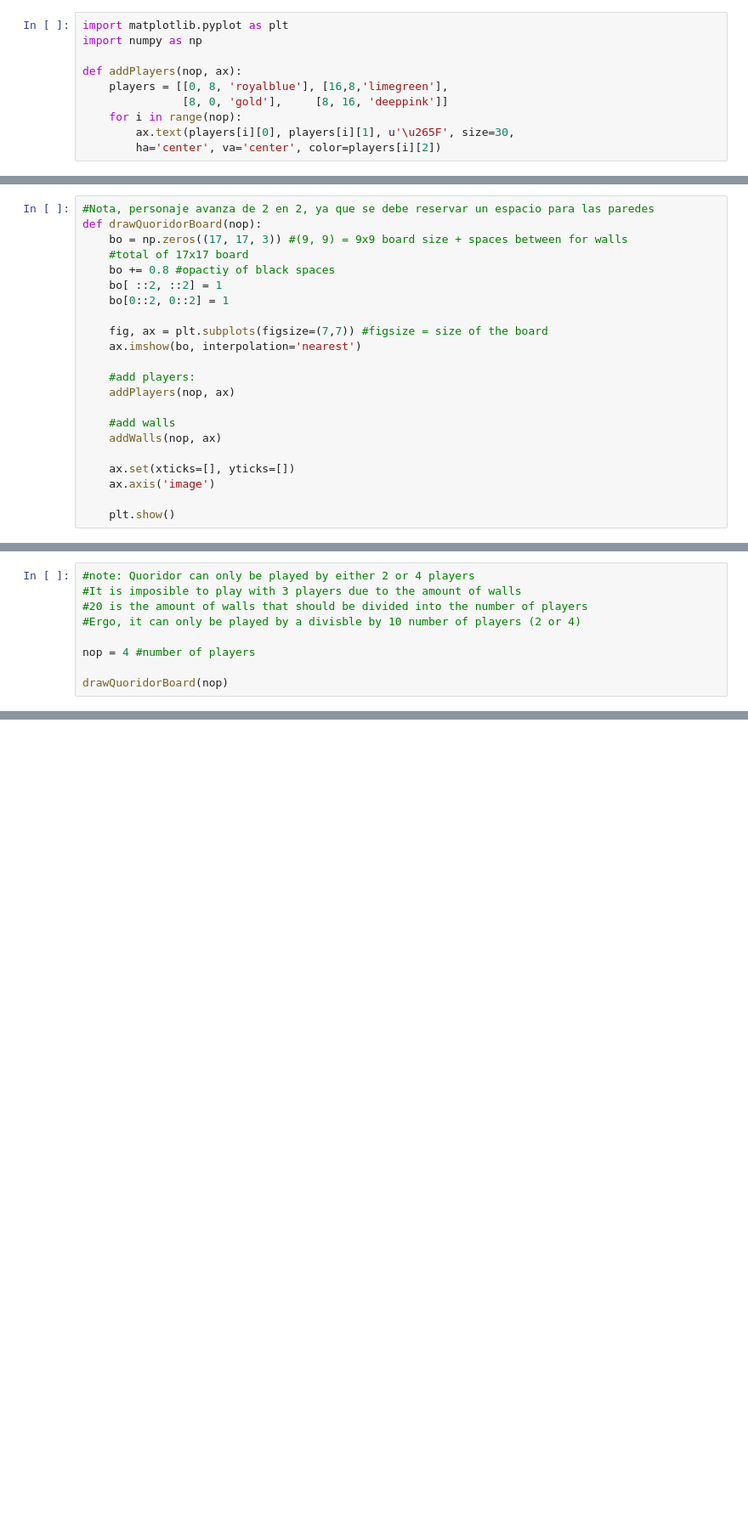
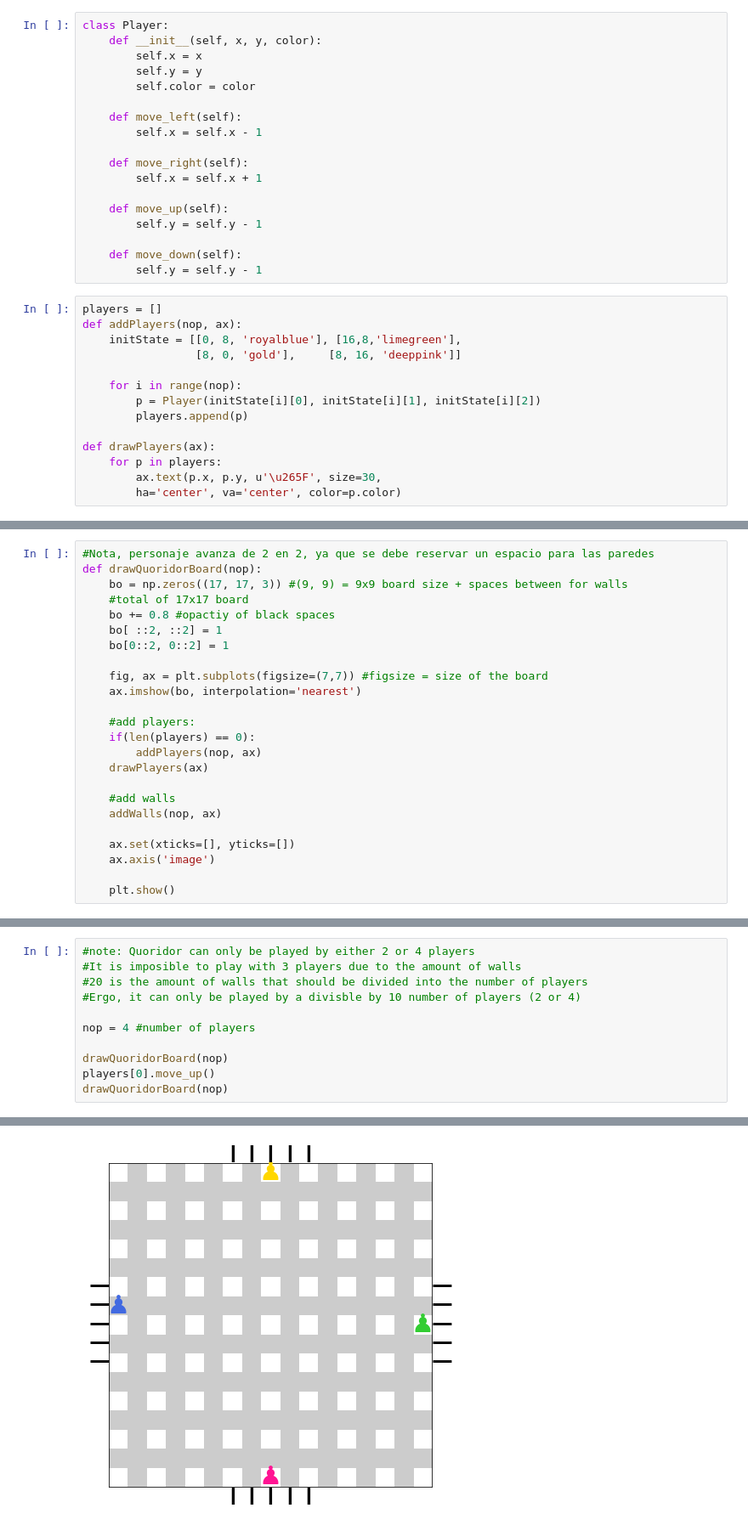
Before and after one commit to GinoQuispe21/WAPORIDOR, a Jupyter notebook: quoridor.ipynb, the cells around one changed output, grey strips where cells are left out. Shown: that part at 85% size. Cells and saved outputs as stored; diff of their text form; blank space fills up the shorter version.

Commit message:
defined player class

```diff
--- a/quoridor.ipynb
+++ b/quoridor.ipynb
@@ -1,13 +4,35 @@
+# %%
+class Player:
+    def __init__(self, x, y, color):
+        self.x = x
+        self.y = y
+        self.color = color
+
+    def move_left(self):
+        self.x = self.x - 1
+
+    def move_right(self):
+        self.x = self.x + 1
+
+    def move_up(self):
+        self.y = self.y - 1
+
+    def move_down(self):
+        self.y = self.y - 1
 # %%
-import matplotlib.pyplot as plt
-import numpy as np
+players = []
+def addPlayers(nop, ax):
+    initState = [[0, 8, 'royalblue'], [16,8,'limegreen'],
+                 [8, 0, 'gold'],     [8, 16, 'deeppink']]
 
-def addPlayers(nop, ax):
-    players = [[0, 8, 'royalblue'], [16,8,'limegreen'],
-               [8, 0, 'gold'],     [8, 16, 'deeppink']]
     for i in range(nop):
-        ax.text(players[i][0], players[i][1], u'\u265F', size=30,
-        ha='center', va='center', color=players[i][2])
+        p = Player(initState[i][0], initState[i][1], initState[i][2])
+        players.append(p)
+
+def drawPlayers(ax):
+    for p in players:
+        ax.text(p.x, p.y, u'\u265F', size=30,
+        ha='center', va='center', color=p.color)
 # %%
 def addWalls(nop, ax):
     if (nop == 2):
@@ -48,7 +73,9 @@ def drawQuoridorBoard(nop):
     ax.imshow(bo, interpolation='nearest')
 
     #add players:
-    addPlayers(nop, ax)
+    if(len(players) == 0):
+        addPlayers(nop, ax)
+    drawPlayers(ax)
 
     #add walls
     addWalls(nop, ax)
@@ -63,11 +90,14 @@ def game():
 # %%
 #note: Quoridor can only be played by either 2 or 4 players
 #It is imposible to play with 3 players due to the amount of walls
 #20 is the amount of walls that should be divided into the number of players
 #Ergo, it can only be played by a divisble by 10 number of players (2 or 4)
 
 nop = 4 #number of players
 
 drawQuoridorBoard(nop)
+players[0].move_up()
+drawQuoridorBoard(nop)
 # %% [output]
 [figure]
+[figure, added]
```
Also changed, not shown: parts of 2 cells of this notebook.
